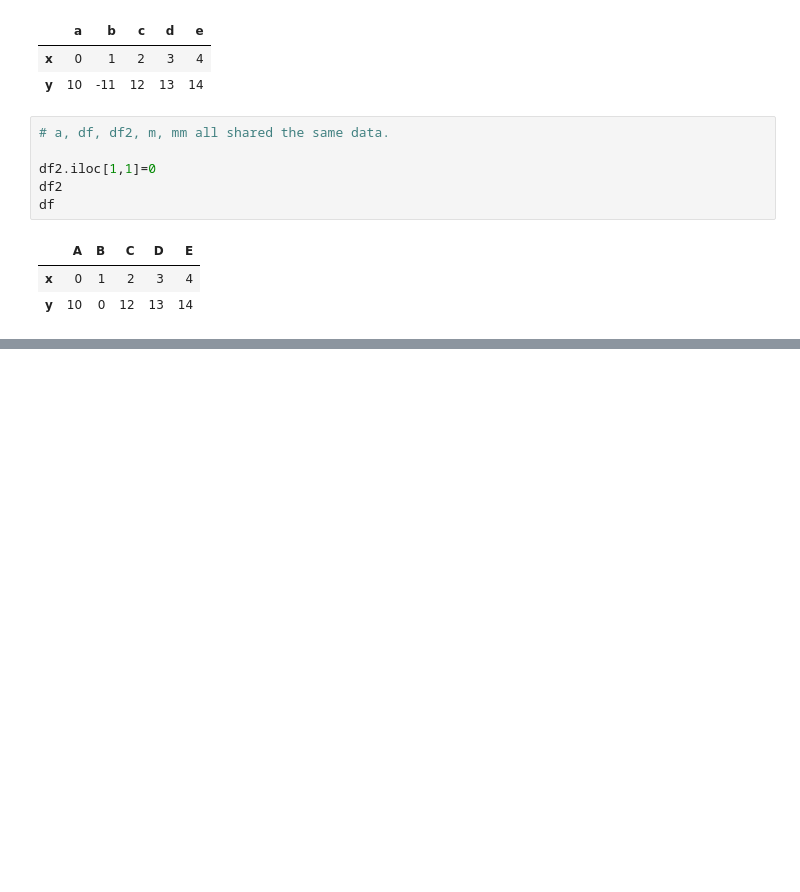
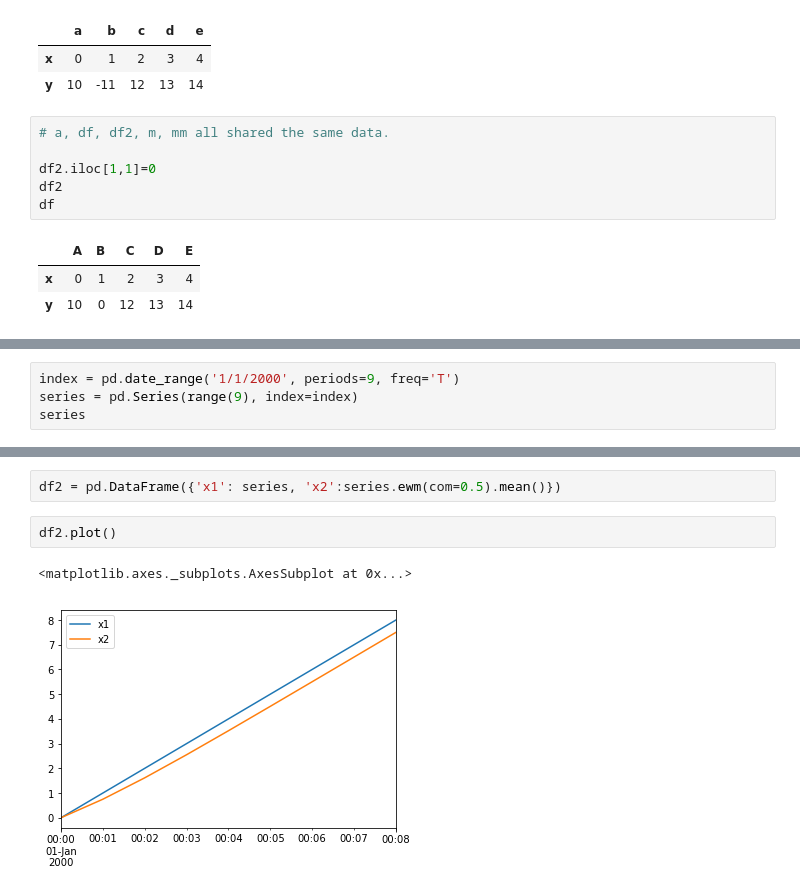
Before and after one commit to HaoranYi/gitProj, a Jupyter notebook: notebook/pp2.ipynb, the cells around one changed output, grey strips where cells are left out. Drawn from its saved outputs; the diff is of its cells as text; blank space fills up the shorter version.

```diff
--- a/notebook/pp2.ipynb
+++ b/notebook/pp2.ipynb
@@ -260,0 +385,4 @@ df
+# %%
+index = pd.date_range('1/1/2000', periods=9, freq='T')
+series = pd.Series(range(9), index=index)
+series
@@ -260,0 +433,7 @@ df
+# %%
+df2 = pd.DataFrame({'x1': series, 'x2':series.ewm(com=0.5).mean()})
+# %%
+df2.plot()
+# %% [output]
+<matplotlib.axes._subplots.AxesSubplot at 0x...>
+[figure, added]
```
Also changed, not shown: parts of 50 cells of this notebook.
